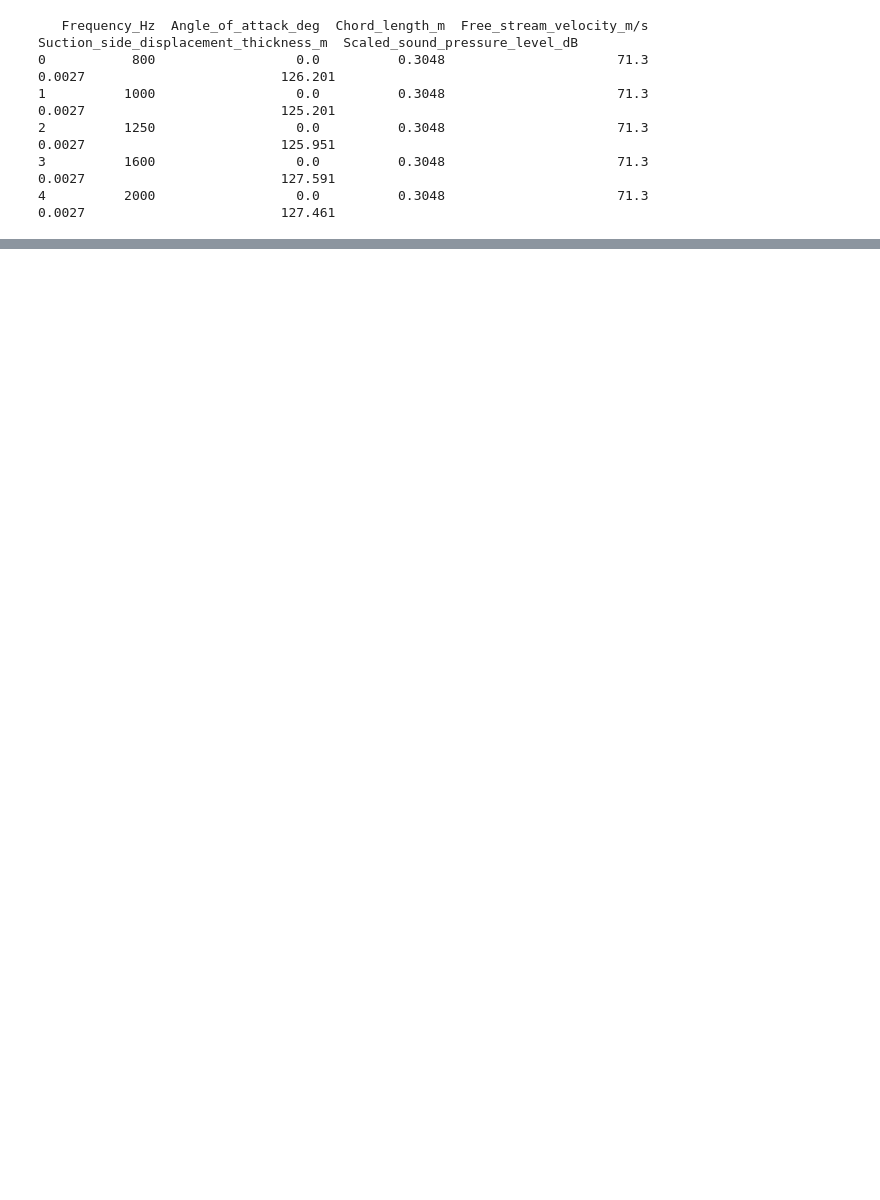
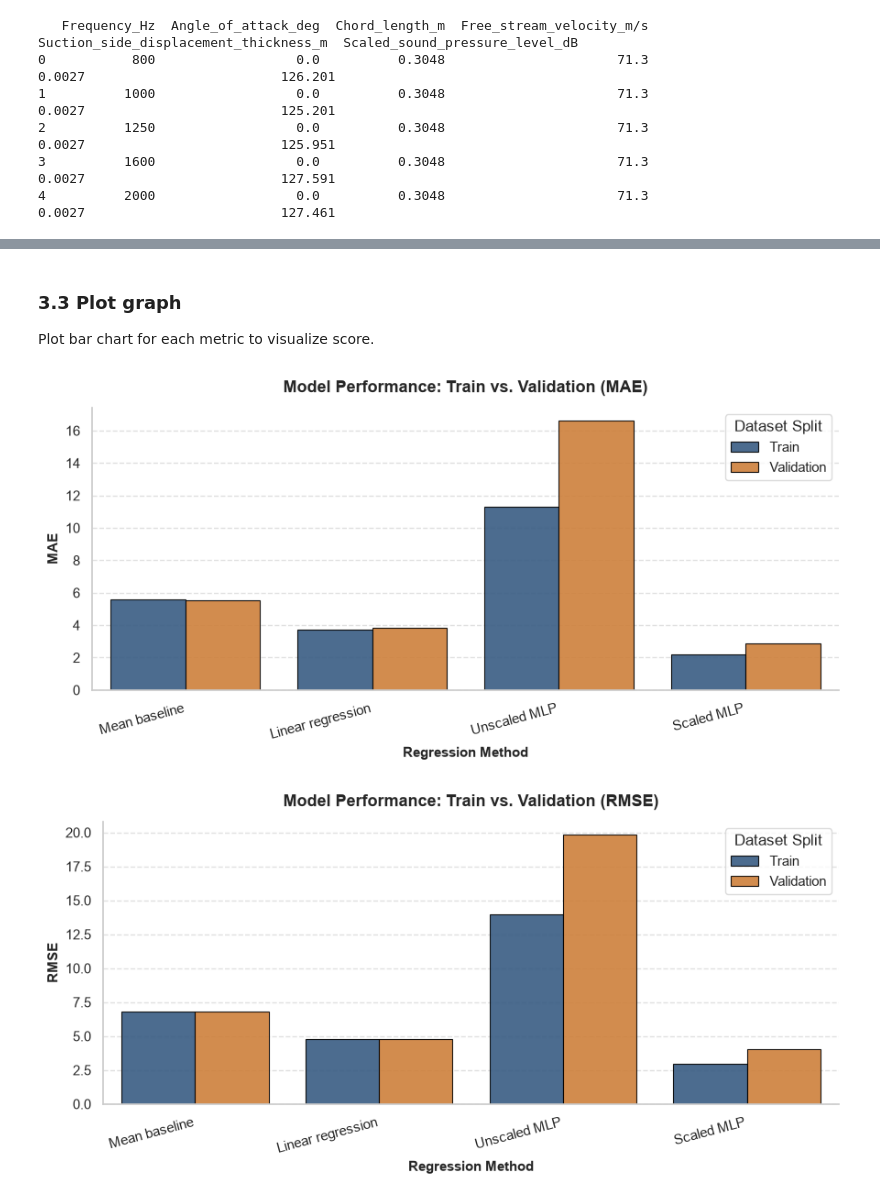
Before and after one commit to wpua0004-dot/MMA3001_airfoil_self_noise_project, a Jupyter notebook: notebooks/airfoil_analysis.ipynb, the cells around one changed output, grey strips where cells are left out. Drawn from its saved outputs; the diff is of its cells as text; code cells hidden in the pictures; blank space fills up the shorter version.

Commit message:
Restructured the whole settings. Included a clean workflow file that faces user input. Defined functions in airfoil_utils and test_airfoil. Performed test on two functions python files.

```diff
--- a/notebooks/airfoil_analysis.ipynb
+++ b/notebooks/airfoil_analysis.ipynb
@@ -171,11 +88,0 @@ Use Neural Network Regression to fit data
-# %%
-
-#Define dictionary placeholder to place data of unscaled and scaled MLP
-scaling_models = {
-    "Unscaled MLP": make_mlp(),
-    "Scaled MLP pipeline": make_pipeline(StandardScaler(), make_mlp()),
-}
-
-# Calculate performance data for scaled and unscaled MLP
-for label, model in scaling_models.items():
-    model.fit(X_train, y_train)
@@ -674,0 +236,32 @@ MLP (Width 50) inference time: 1.544 ms
+# %% [markdown]
+### 3.3 Plot graph
+Plot bar chart for each metric to visualize score.
+# %%
+fig_numbers = {"MAE": "4.1", "RMSE": "4.2", "R2": "4.3"}
+
+for m in metric_comparison_train.columns:
+    fig, ax = plt.subplots(figsize=(9, 4.5))
+
+    plot_df = pd.DataFrame({"Train": metric_comparison_train[m], "Validation": metric_comparison_val[m]})
+    melted_df = (plot_df.reset_index()
+                 .rename(columns={"index": "Model"})
+                 .melt(id_vars="Model", var_name="Dataset Split", value_name=m))
+
+    sns.barplot(data=melted_df, x="Model", y=m, hue="Dataset Split",
+                palette=["#2b5c8f", "#e67e22"], ax=ax, edgecolor="black", linewidth=0.8, alpha=0.9)
+
+    ax.set_title(f"Model Performance: Train vs. Validation ({m})", fontsize=13, fontweight="bold", pad=12)
+    ax.set_ylabel(m, fontsize=11, fontweight="bold")
+    ax.set_xlabel("Regression Method", fontsize=11, fontweight="bold")
+    ax.set_xticks(ax.get_xticks())
+    ax.set_xticklabels(ax.get_xticklabels(), rotation=15, ha="right")
+    ax.legend(title="Dataset Split", frameon=True, facecolor="white", edgecolor="lightgray")
+    ax.grid(axis="y", linestyle="--", alpha=0.6)
+    sns.despine(top=True, right=True)
+
+    plt.tight_layout()
+    fig.savefig(f"{FIG_DIR}/Figure_{fig_numbers[m]}_{m}_train_vs_validation.png", dpi=200, bbox_inches="tight")
+    plt.show()
+# %% [output]
+[figure, added]
+[figure, added]
```
Also changed, not shown: parts of 47 cells of this notebook, 21 other files.
